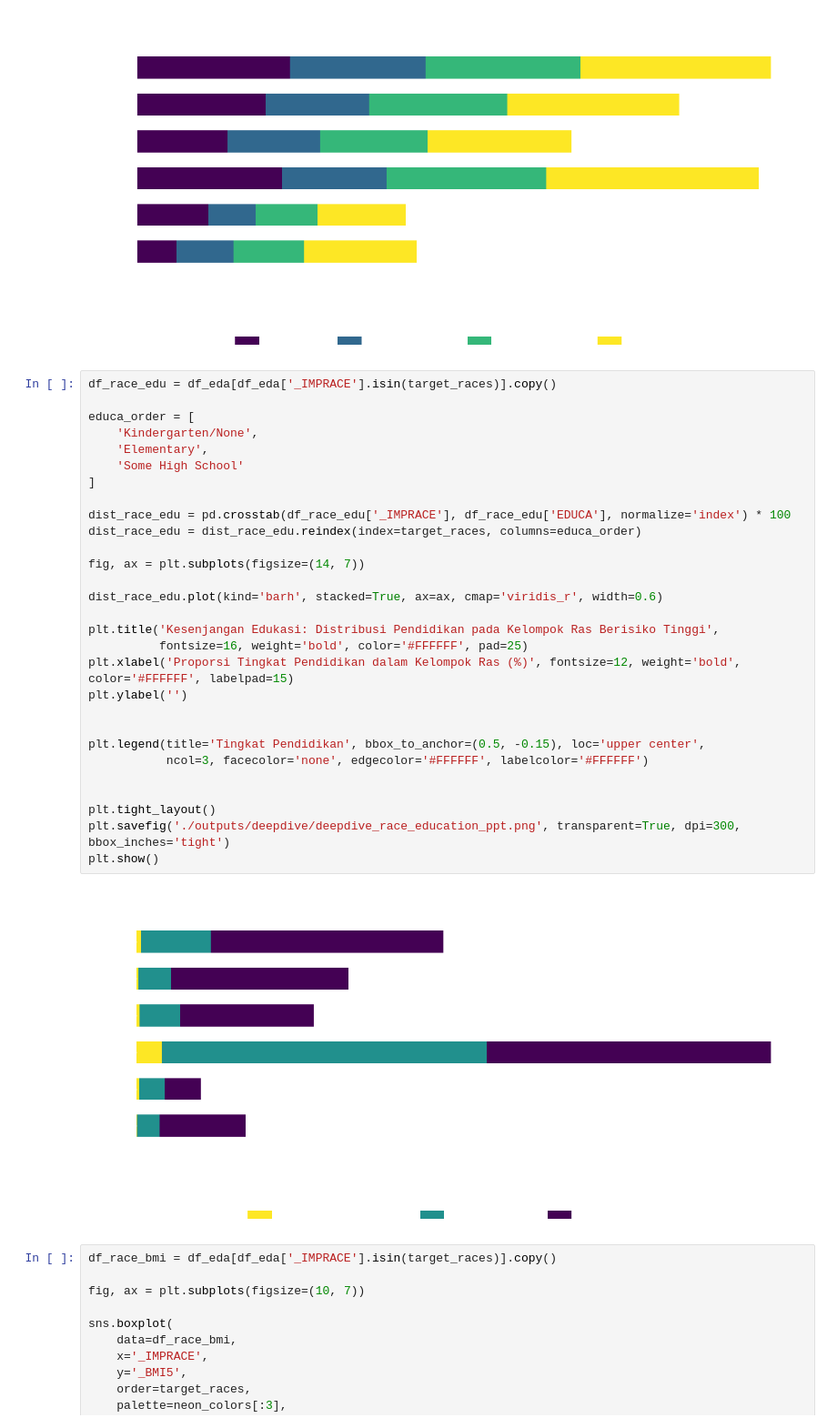
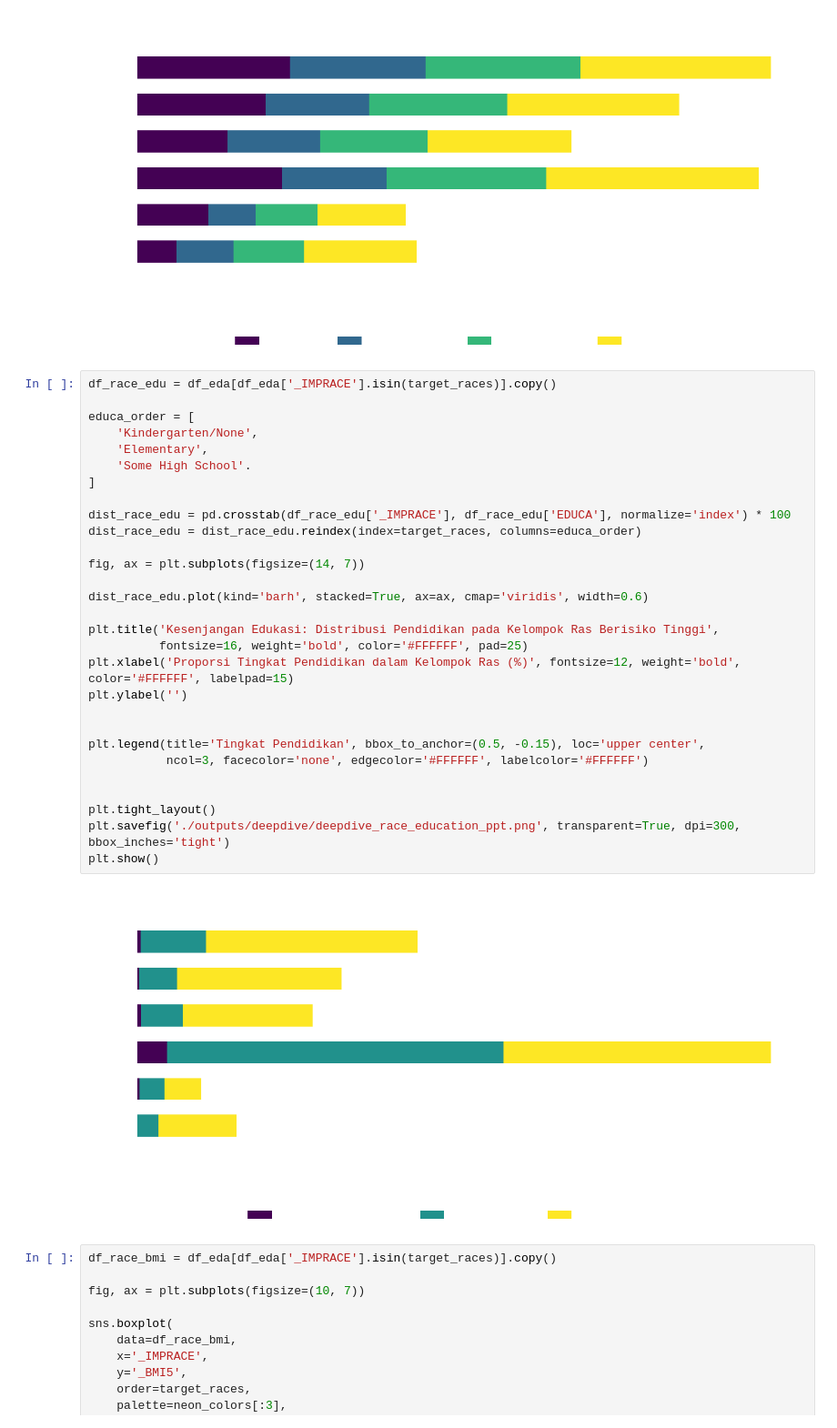
Before and after one commit to yukienjoyer7/Diabetes-Early-Diagnosis-BRFSS-2024, a Jupyter notebook: EDA_Demographics_Dion.ipynb, the cells around one changed output. Shown at 91% size. Saved outputs shown, nothing was run; the diff lists cells and outputs as text.

```diff
--- a/EDA_Demographics_Dion.ipynb
+++ b/EDA_Demographics_Dion.ipynb
@@ -834,34 +834,34 @@ plt.show()
 # %%
 df_race_edu = df_eda[df_eda['_IMPRACE'].isin(target_races)].copy()
 
 educa_order = [
     'Kindergarten/None',
     'Elementary',
-    'Some High School'
+    'Some High School'.
 ]
 
 dist_race_edu = pd.crosstab(df_race_edu['_IMPRACE'], df_race_edu['EDUCA'], normalize='index') * 100
 dist_race_edu = dist_race_edu.reindex(index=target_races, columns=educa_order)
 
 fig, ax = plt.subplots(figsize=(14, 7))
 
-dist_race_edu.plot(kind='barh', stacked=True, ax=ax, cmap='viridis_r', width=0.6)
+dist_race_edu.plot(kind='barh', stacked=True, ax=ax, cmap='viridis', width=0.6)
 
 plt.title('Kesenjangan Edukasi: Distribusi Pendidikan pada Kelompok Ras Berisiko Tinggi',
           fontsize=16, weight='bold', color='#FFFFFF', pad=25)
 plt.xlabel('Proporsi Tingkat Pendidikan dalam Kelompok Ras (%)', fontsize=12, weight='bold', color='#FFFFFF', labelpad=15)
 plt.ylabel('')
 
 
 plt.legend(title='Tingkat Pendidikan', bbox_to_anchor=(0.5, -0.15), loc='upper center',
            ncol=3, facecolor='none', edgecolor='#FFFFFF', labelcolor='#FFFFFF')
 
 
 plt.tight_layout()
 plt.savefig('./outputs/deepdive/deepdive_race_education_ppt.png', transparent=True, dpi=300, bbox_inches='tight')
 plt.show()
 # %% [output]
-[figure, old version]
+[figure, new version]
 # %%
 df_race_bmi = df_eda[df_eda['_IMPRACE'].isin(target_races)].copy()
 
```
Also changed, not shown: parts of 1 cell of this notebook, 7 other files.
